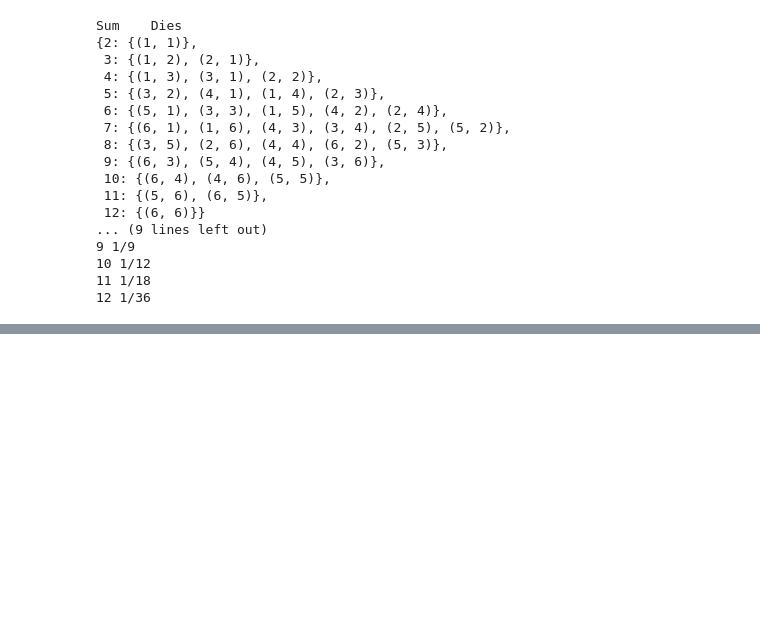
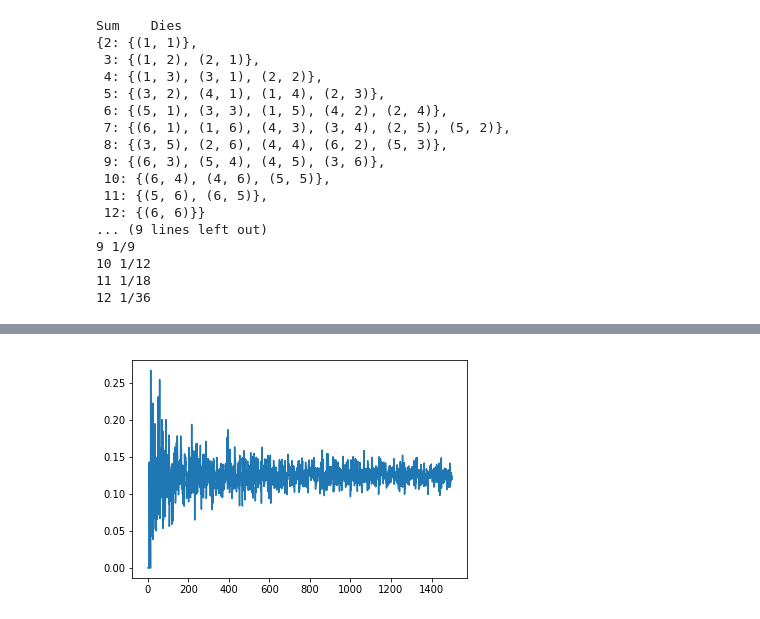
Before and after one commit to wtberry/probability_python, a Jupyter notebook: Intro to Probability in Python.ipynb, the cells around one changed output, grey strips where cells are left out. Saved outputs shown, nothing was run; the diff lists cells and outputs as text; code cells hidden in the pictures; blank space fills up the shorter version.

Commit message:
graphed coin toss

```diff
--- a/Intro to Probability in Python.ipynb
+++ b/Intro to Probability in Python.ipynb
@@ -182,0 +178,38 @@ $$P(A|B) = \frac{1}{4}$$
+# %%
+import random
+import numpy as np
+def bernoulli_trial(p):
+    # simulate a Bernoulli trial with probability of getting success p
+    # output 1 if Head, 0 if Tail
+    r = random.random() # returns num [0, 1)
+    if p-r > 0: return 1
+    elif p-r <=0: return 0
+    else: return None
+
+# function for tossing the coin three times, and return the number of heads out of num
+def coin_toss_trial(num):
+    result = []
+    for i in range(num):
+        result.append(bernoulli_trial(0.5))
+    return result
+
+def coin_experiment(total_trials=1500, toss_num=3, num_heads_desired=3):
+
+    x = np.zeros(total_trials)
+    y = np.zeros(total_trials)
+    for num_trial in range(1, total_trials+1):
+        all_heads = 0
+        for trial in range(1, num_trial+1):
+            # toss the coin 3 times
+            num_heads = sum(coin_toss_trial(toss_num))
+            if num_heads == num_heads_desired:
+                all_heads+=1
+        x[num_trial-1] = num_trial
+        y[num_trial-1] = Fraction(all_heads, num_trial)
+    return x, y
+x, y = coin_experiment()
+plt.plot(x, y)
+plt.hlines(Fraction(1, 8), 0, total_trials+1)
+plt.show()
+# %% [output]
+[figure, added]
```
Also changed, not shown: parts of 5 cells of this notebook.
